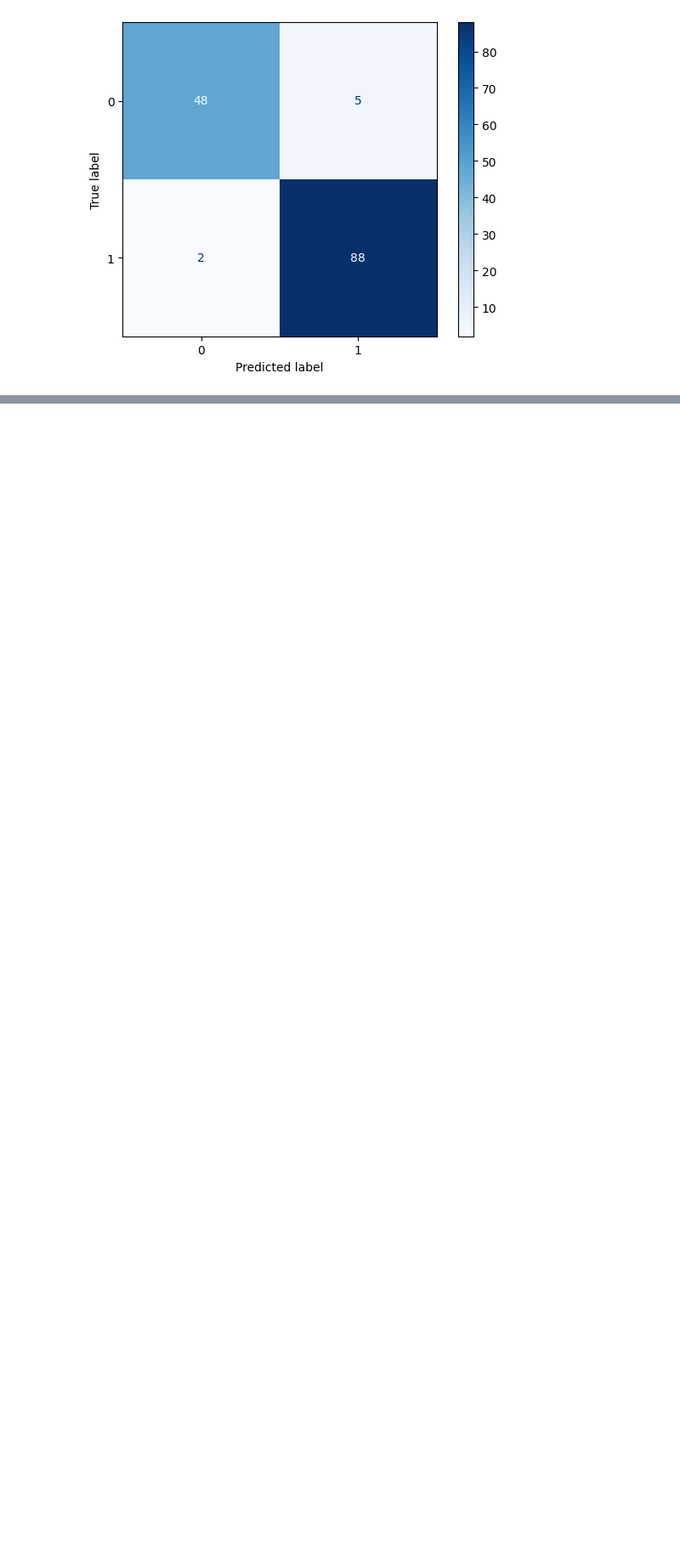
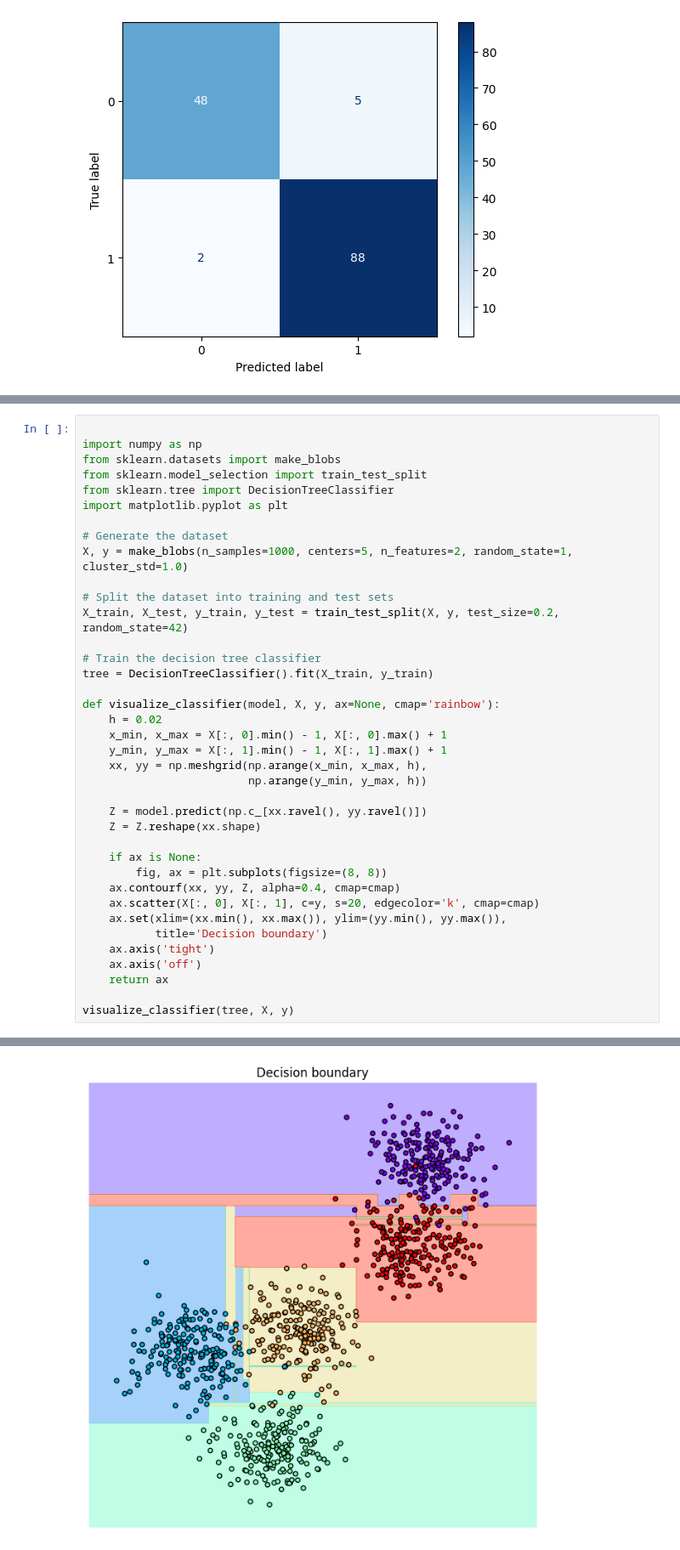
Before and after one commit to Takosaga/fall_24, a Jupyter notebook: machine_learning_and_predictive_analytics/decision_trees/decision_trees_practice.ipynb, the cells around one changed output, grey strips where cells are left out. Shown at 85% size. Cells and saved outputs as stored; diff of their text form; blank space fills up the shorter version.

```diff
--- a/machine_learning_and_predictive_analytics/decision_trees/decision_trees_practice.ipynb
+++ b/machine_learning_and_predictive_analytics/decision_trees/decision_trees_practice.ipynb
@@ -194,0 +252,39 @@ plt.show()
+# %%
+
+import numpy as np
+from sklearn.datasets import make_blobs
+from sklearn.model_selection import train_test_split
+from sklearn.tree import DecisionTreeClassifier
+import matplotlib.pyplot as plt
+
+# Generate the dataset
+X, y = make_blobs(n_samples=1000, centers=5, n_features=2, random_state=1, cluster_std=1.0)
+
+# Split the dataset into training and test sets
+X_train, X_test, y_train, y_test = train_test_split(X, y, test_size=0.2, random_state=42)
+
+# Train the decision tree classifier
+tree = DecisionTreeClassifier().fit(X_train, y_train)
+
+def visualize_classifier(model, X, y, ax=None, cmap='rainbow'):
+    h = 0.02
+    x_min, x_max = X[:, 0].min() - 1, X[:, 0].max() + 1
+    y_min, y_max = X[:, 1].min() - 1, X[:, 1].max() + 1
+    xx, yy = np.meshgrid(np.arange(x_min, x_max, h),
+                         np.arange(y_min, y_max, h))
+
+    Z = model.predict(np.c_[xx.ravel(), yy.ravel()])
+    Z = Z.reshape(xx.shape)
+
+    if ax is None:
+        fig, ax = plt.subplots(figsize=(8, 8))
+    ax.contourf(xx, yy, Z, alpha=0.4, cmap=cmap)
+    ax.scatter(X[:, 0], X[:, 1], c=y, s=20, edgecolor='k', cmap=cmap)
+    ax.set(xlim=(xx.min(), xx.max()), ylim=(yy.min(), yy.max()),
+           title='Decision boundary')
+    ax.axis('tight')
+    ax.axis('off')
+    return ax
+
+visualize_classifier(tree, X, y)
+# %% [output]
@@ -194,0 +292 @@ plt.show()
+[figure, added]
```
Also changed, not shown: parts of 16 cells of this notebook, 1 other file.
